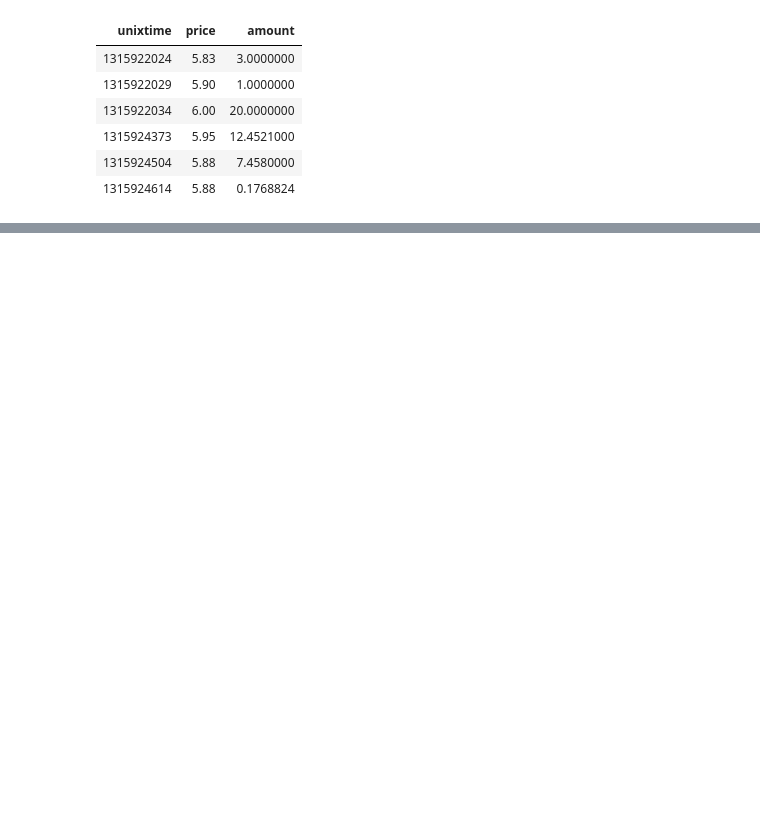
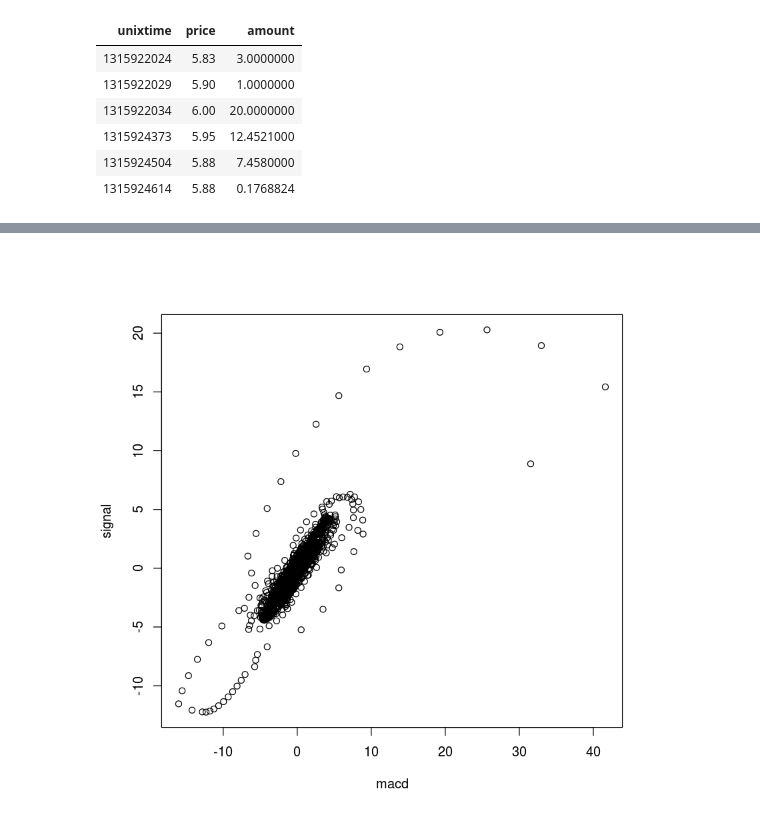
Before and after one commit to ivanbenas/TheBOTi, a Jupyter notebook: TheBOTi.ipynb, the cells around one changed output, grey strips where cells are left out. Drawn from its saved outputs; the diff is of its cells as text; code cells hidden in the pictures; blank space fills up the shorter version.

```diff
--- a/TheBOTi.ipynb
+++ b/TheBOTi.ipynb
@@ -57,0 +57,6 @@ plot(rsi) #Modo basico, ver documentacion para usarlo con criterio
+# %%
+macd <- MACD( dataframe[,"price"], 12, 26, 9, maType="EMA" )
+# %%
+plot(macd)
+# %% [output]
+[figure, added]
```
Also changed, not shown: parts of 6 cells of this notebook, 1 other file.
